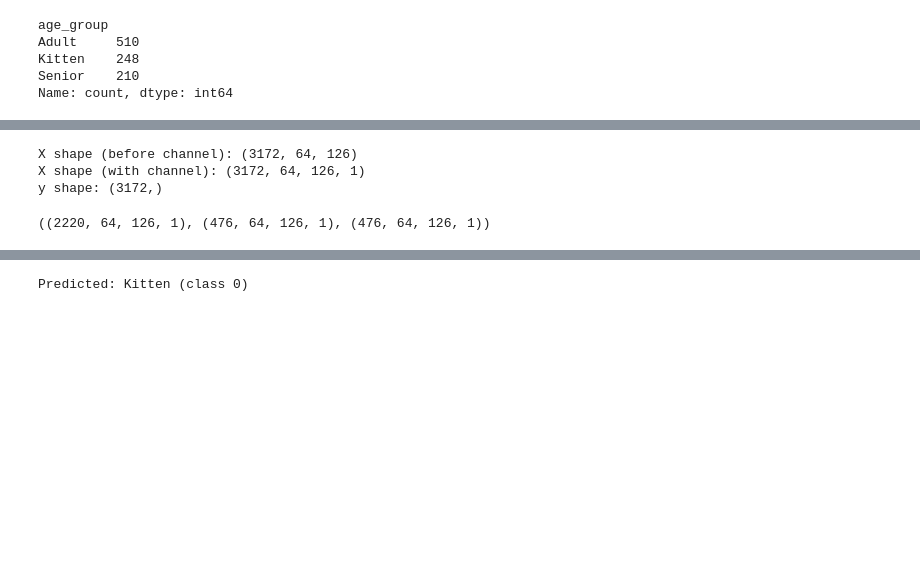
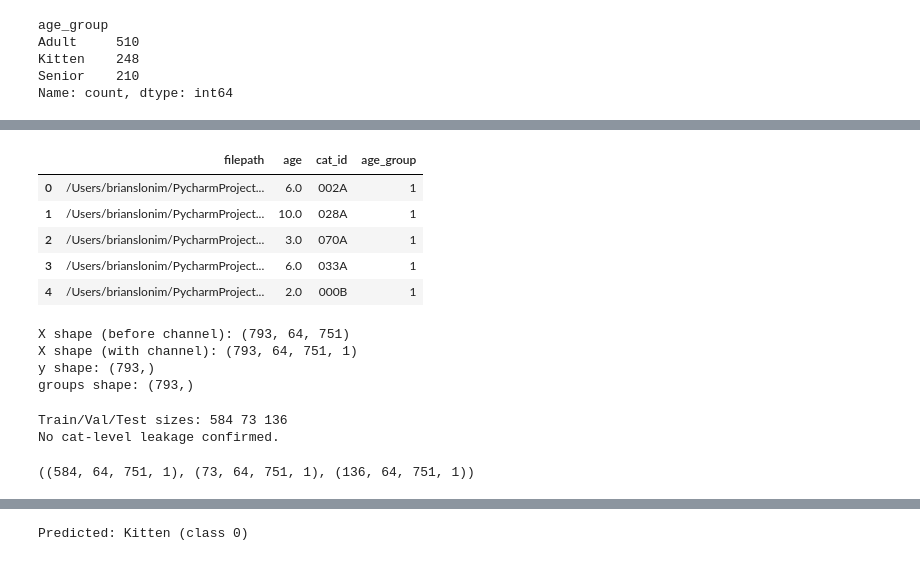
Before and after one commit to ZGZOO/deep_purring, a Jupyter notebook: cat_pred.ipynb, the cells around one changed output, grey strips where cells are left out. Drawn from its saved outputs; the diff is of its cells as text; code cells hidden in the pictures; blank space fills up the shorter version.

```diff
--- a/cat_pred.ipynb
+++ b/cat_pred.ipynb
@@ -283,43 +268,74 @@ Mel shape: (64, 126)
+# %%
+df_meta.head()
+# %% [output]
+|  | filepath | age | cat_id | age_group |
+| 0 | /Users/brianslonim/PycharmProject... | 6.0 | 002A | 1 |
+| 1 | /Users/brianslonim/PycharmProject... | 10.0 | 028A | 1 |
+| 2 | /Users/brianslonim/PycharmProject... | 3.0 | 070A | 1 |
+| 3 | /Users/brianslonim/PycharmProject... | 6.0 | 033A | 1 |
+| 4 | /Users/brianslonim/PycharmProject... | 2.0 | 000B | 1 |
 # %%
-def build_spectrogram_dataset(df: pd.DataFrame) -> tuple[np.ndarray, np.ndarray]:
+def build_spectrogram_dataset(df: pd.DataFrame) -> tuple[np.ndarray, np.ndarray, np.ndarray]:
     specs = []
     labels = []
+    groups = []
 
     for _, row in df.iterrows():
         y = load_audio_fixed(row["filepath"])
         mel = audio_to_mel(y)
         specs.append(mel)
         labels.append(row["age_group"])
+        groups.append(row["cat_id"])
 
     X = np.stack(specs, axis=0)
     y = np.array(labels, dtype=np.int64)
-    return X, y
+    g = np.array(groups)
+    return X, y, g
 
-X, y = build_spectrogram_dataset(df_meta)
+X, y, groups = build_spectrogram_dataset(df_meta)
 
 print("X shape (before channel):", X.shape)
 # add channel dim for CNN: (N, n_mels, time, 1)
 X = X[..., np.newaxis]
 print("X shape (with channel):", X.shape)
 print("y shape:", y.shape)
+print("groups shape:", groups.shape)
 # %% [output]
-X shape (before channel): (3172, 64, 126)
-X shape (with channel): (3172, 64, 126, 1)
-y shape: (3172,)
+X shape (before channel): (793, 64, 751)
+X shape (with channel): (793, 64, 751, 1)
+y shape: (793,)
+groups shape: (793,)
 # %%
-# train/val/test split with stratification on labels
-X_temp, X_test, y_temp, y_test = train_test_split(
-    X, y, test_size=TEST_SPLIT, random_state=SEED, stratify=y
-)
+from sklearn.model_selection import GroupShuffleSplit
+
+# Split at cat level so no individual cat appears in both train and test
+gss_test = GroupShuffleSplit(n_splits=1, test_size=TEST_SPLIT, random_state=SEED)
+train_val_idx, test_idx = next(gss_test.split(X, y, groups=groups))
+
+X_temp, X_test = X[train_val_idx], X[test_idx]
+y_temp, y_test = y[train_val_idx], y[test_idx]
+groups_temp = groups[train_val_idx]
 
 val_size_rel = VAL_SPLIT / (1 - TEST_SPLIT)  # relative to remaining data
-X_train, X_val, y_train, y_val = train_test_split(
-    X_temp, y_temp, test_size=val_size_rel, random_state=SEED, stratify=y_temp
-)
+gss_val = GroupShuffleSplit(n_splits=1, test_size=val_size_rel, random_state=SEED)
+train_idx, val_idx = next(gss_val.split(X_temp, y_temp, groups=groups_temp))
+
+X_train, X_val = X_temp[train_idx], X_temp[val_idx]
+y_train, y_val = y_temp[train_idx], y_temp[val_idx]
+
+print("Train/Val/Test sizes:", X_train.shape[0], X_val.shape[0], X_test.shape[0])
+
+# Verify no cat_id overlap between train and test
+train_cats = set(groups[train_val_idx][train_idx])
+test_cats = set(groups[test_idx])
+assert len(train_cats & test_cats) == 0, "Leakage! Cats in both train and test."
+print("No cat-level leakage confirmed.")
 
 X_train.shape, X_val.shape, X_test.shape
 # %% [output]
-((2220, 64, 126, 1), (476, 64, 126, 1), (476, 64, 126, 1))
+Train/Val/Test sizes: 584 73 136
+No cat-level leakage confirmed.
+((584, 64, 751, 1), (73, 64, 751, 1), (136, 64, 751, 1))
 # %%
 input_shape = X_train.shape[1:]
 num_classes = 3
```
Also changed, not shown: parts of 15 cells of this notebook, 1 other file.
